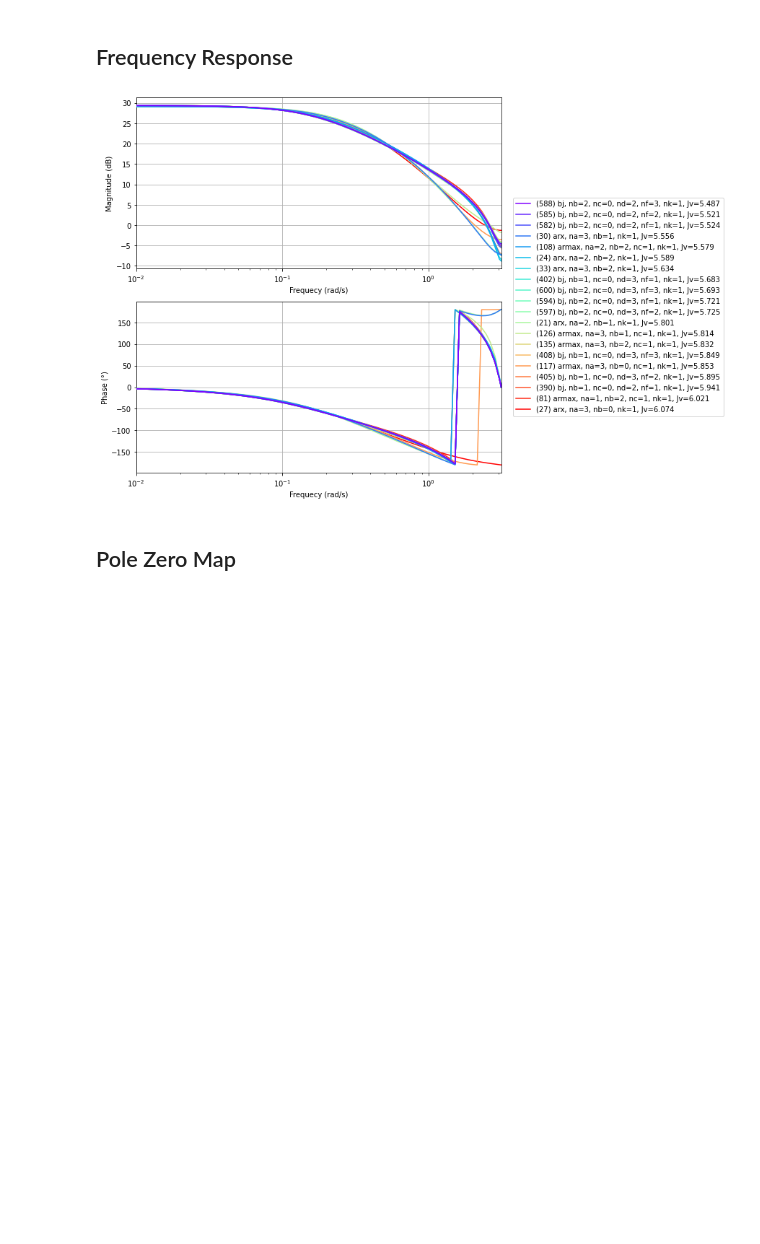
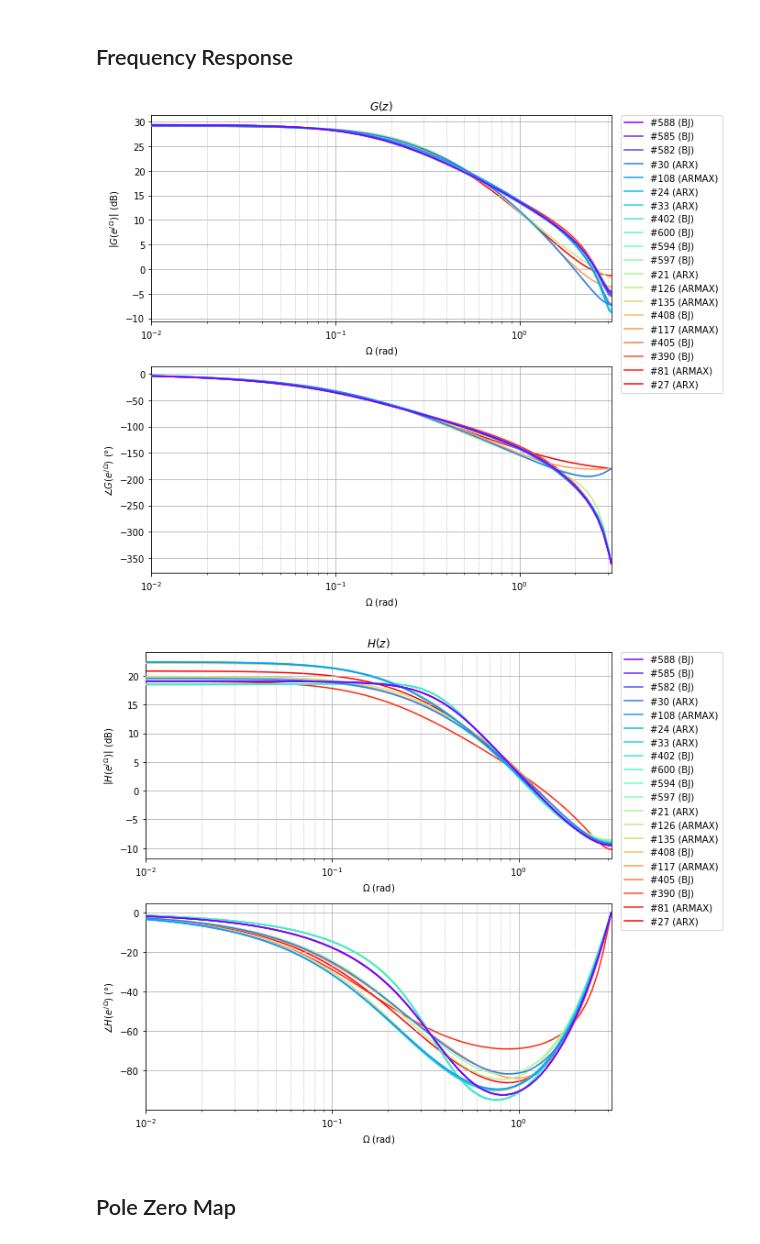
Before and after one commit to GuiBeal/system-identification, a Jupyter notebook: Python/main.ipynb, the cells around one changed output. Drawn from its saved outputs; the diff is of its cells as text; code cells hidden in the pictures; blank space fills up the shorter version.

Commit message:
log grid, labels, legend

```diff
--- a/Python/main.ipynb
+++ b/Python/main.ipynb
@@ -367,42 +381,32 @@ display_models(models, columns=['model', 'na', 'nb', 'nc', 'nd', 'nf', 'nk', 'Jv
 # %%
 logspace = np.logspace(-2, 1, 100)
 logspace = np.append(logspace[logspace < np.pi], np.pi)
 
-fig, axs = plt.subplots(2, 1, figsize=(8,8))
-colors = iter(plt.cm.rainbow(np.linspace(0, 1, qty)))
-for i, (index, model) in enumerate(models.iterrows()):
-  if i >= qty:
-    break
+for tf in ['G', 'H']:
+  fig, axs = plt.subplots(2, 1, figsize=(8,8))
+  colors = iter(plt.cm.rainbow(np.linspace(0, 1, qty)))
+  for i, (index, model) in enumerate(models.iterrows()):
+    if i >= qty:
+      break
+    color = next(colors)
+    mag, phase, omega = frequency_response(model[tf], omega=logspace)
+    axs[0].plot(omega, mag2db(mag), c=color, zorder=qty-i)
+    axs[1].plot(omega, 180/np.pi*np.unwrap(phase), c=color, zorder=qty-i, label=f"#{index} ({model.model})")
 
-  color = next(colors)
-
-  if model.model == 'arx':
-    label = f'({index}) {model.model}, na={model.na}, nb={model.nb}, nk={model.nk}, Jv={model.Jv:.4g}'
-  elif model.model == 'armax':
-    label = f'({index}) {model.model}, na={model.na}, nb={model.nb}, nc={model.nc}, nk={model.nk}, Jv={model.Jv:.4g}'
-  elif model.model == 'oe':
-    label = f'({index}) {model.model}, nb={model.nb}, nf={model.nf}, nk={model.nk}, Jv={model.Jv:.4g}'
-  elif model.model == 'bj':
-    label = f'({index}) {model.model}, nb={model.nb}, nc={model.nc}, nd={model.nd}, nf={model.nf}, nk={model.nk}, Jv={model.Jv:.4g}'
-  else:
-    assert(False)
-
-  mag, phase, omega = frequency_response(model.G, omega=logspace)
-
-  axs[0].plot(omega,  mag2db(mag), c=color, zorder=qty-i)
-  axs[1].plot(omega,  180/np.pi*phase, c=color, zorder=qty-i, label=label)
-
-for ax in axs:
-  ax.set_xscale('log')
-  ax.set_xlim(omega[0], omega[-1])
-  ax.grid()
-  ax.set_xlabel('Frequecy (rad/s)')
-axs[0].set_ylabel('Magnitude (dB)')
-axs[1].set_ylabel('Phase (°)')
-fig.legend(bbox_to_anchor=(1.525, 0.75))
-plt.tight_layout()
-plt.show()
+  for ax in axs:
+    ax.set_xscale('log')
+    ax.set_xlim(omega[0], omega[-1])
+    ax.grid(which='major')
+    ax.grid(which='minor', linestyle=':')
+    ax.set_xlabel('$\\Omega$ (rad)')
+  axs[0].set_title(f'${tf}(z)$')
+  axs[0].set_ylabel(f'$\\left| {tf}\\left(e^{{j \\, \\Omega}}\\right) \\right|$ (dB)')
+  axs[1].set_ylabel(f'$\\angle{{{tf}\\left(e^{{j \\, \\Omega}}\\right)}}$ (°)')
+  fig.legend(bbox_to_anchor=(1.2, 0.96))
+  plt.tight_layout()
+  plt.show()
 # %% [output]
-[figure, old version]
+[figure, new version]
+[figure, added]
 # %% [markdown]
 ## Pole Zero Map
```
Also changed, not shown: parts of 11 cells of this notebook, 1 other file.
